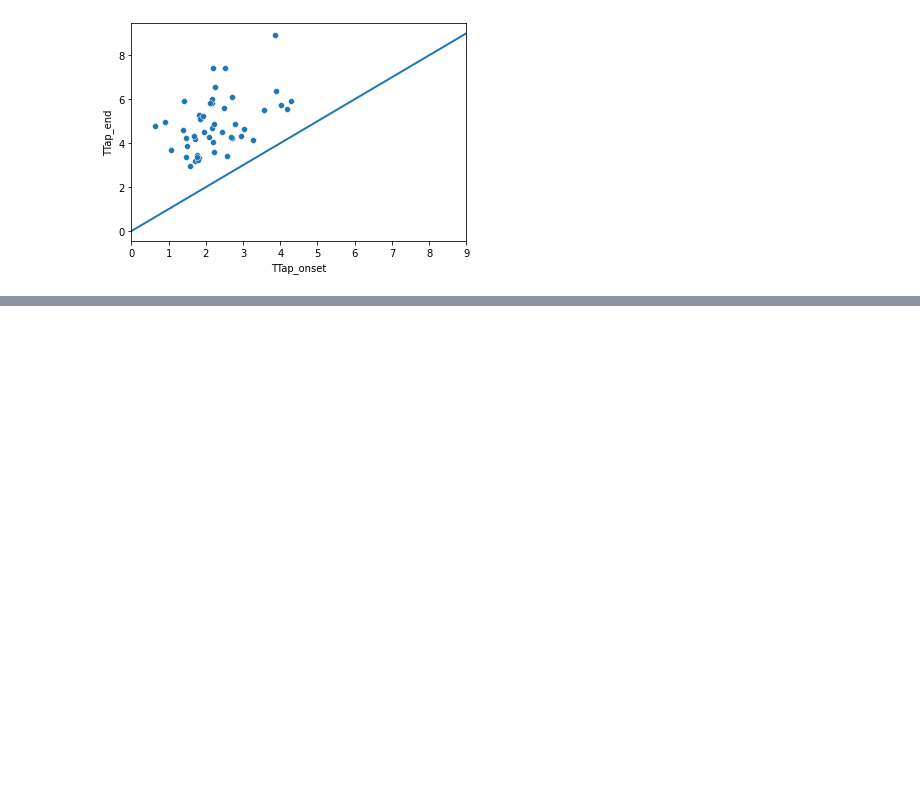
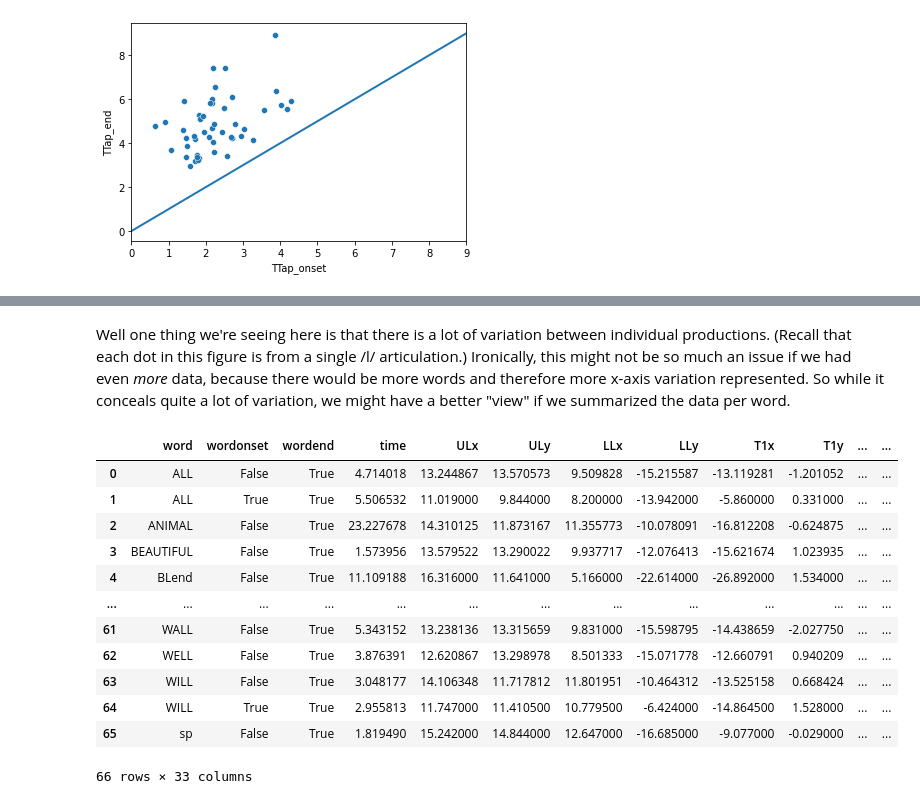
Before and after one commit to susanlinucb/Ling113S22_Unit3xrmb, a Jupyter notebook: Unit3_laterals.ipynb, the cells around one changed output, grey strips where cells are left out. Cells and saved outputs as stored; diff of their text form; code cells hidden in the pictures; blank space fills up the shorter version.

```diff
--- a/Unit3_laterals.ipynb
+++ b/Unit3_laterals.ipynb
@@ -462,0 +517,22 @@ We might also wonder about lexical frequency....
+# %% [markdown]
+Well one thing we're seeing here is that there is a lot of variation between individual productions.
+(Recall that each dot in this figure is from a single /l/ articulation.)
+Ironically, this might not be so much an issue if we had even _more_ data, because there would be more words and therefore more x-axis variation represented.
+So while it conceals quite a lot of variation, we might have a better "view" if we summarized the data per word.
+# %%
+combinedf=lsummarydf.groupby(['word','wordonset','wordend']).mean().reset_index()
+combinedf
+# %% [output]
+|  | word | wordonset | wordend | time | ULx | ULy | LLx | LLy | T1x | T1y | ... | ... |
+| 0 | ALL | False | True | 4.714018 | 13.244867 | 13.570573 | 9.509828 | -15.215587 | -13.119281 | -1.201052 | ... | ... |
+| 1 | ALL | True | True | 5.506532 | 11.019000 | 9.844000 | 8.200000 | -13.942000 | -5.860000 | 0.331000 | ... | ... |
+| 2 | ANIMAL | False | True | 23.227678 | 14.310125 | 11.873167 | 11.355773 | -10.078091 | -16.812208 | -0.624875 | ... | ... |
+| 3 | BEAUTIFUL | False | True | 1.573956 | 13.579522 | 13.290022 | 9.937717 | -12.076413 | -15.621674 | 1.023935 | ... | ... |
+| 4 | BLend | False | True | 11.109188 | 16.316000 | 11.641000 | 5.166000 | -22.614000 | -26.892000 | 1.534000 | ... | ... |
+| ... | ... | ... | ... | ... | ... | ... | ... | ... | ... | ... | ... | ... |
+| 61 | WALL | False | True | 5.343152 | 13.238136 | 13.315659 | 9.831000 | -15.598795 | -14.438659 | -2.027750 | ... | ... |
+| 62 | WELL | False | True | 3.876391 | 12.620867 | 13.298978 | 8.501333 | -15.071778 | -12.660791 | 0.940209 | ... | ... |
+| 63 | WILL | False | True | 3.048177 | 14.106348 | 11.717812 | 11.801951 | -10.464312 | -13.525158 | 0.668424 | ... | ... |
+| 64 | WILL | True | True | 2.955813 | 11.747000 | 11.410500 | 10.779500 | -6.424000 | -14.864500 | 1.528000 | ... | ... |
+| 65 | sp | False | True | 1.819490 | 15.242000 | 14.844000 | 12.647000 | -16.685000 | -9.077000 | -0.029000 | ... | ... |
+66 rows × 33 columns
```
Also changed, not shown: parts of 9 cells of this notebook.
